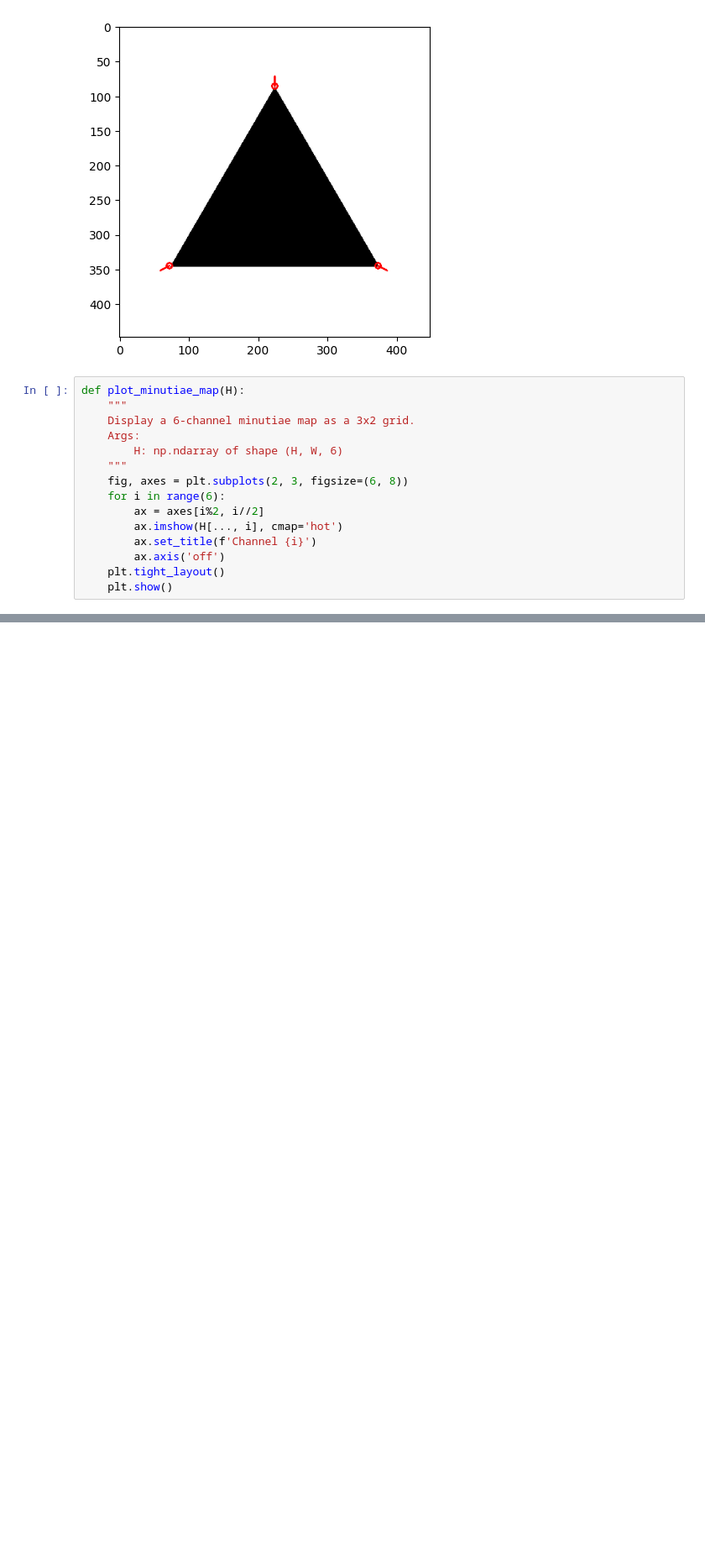
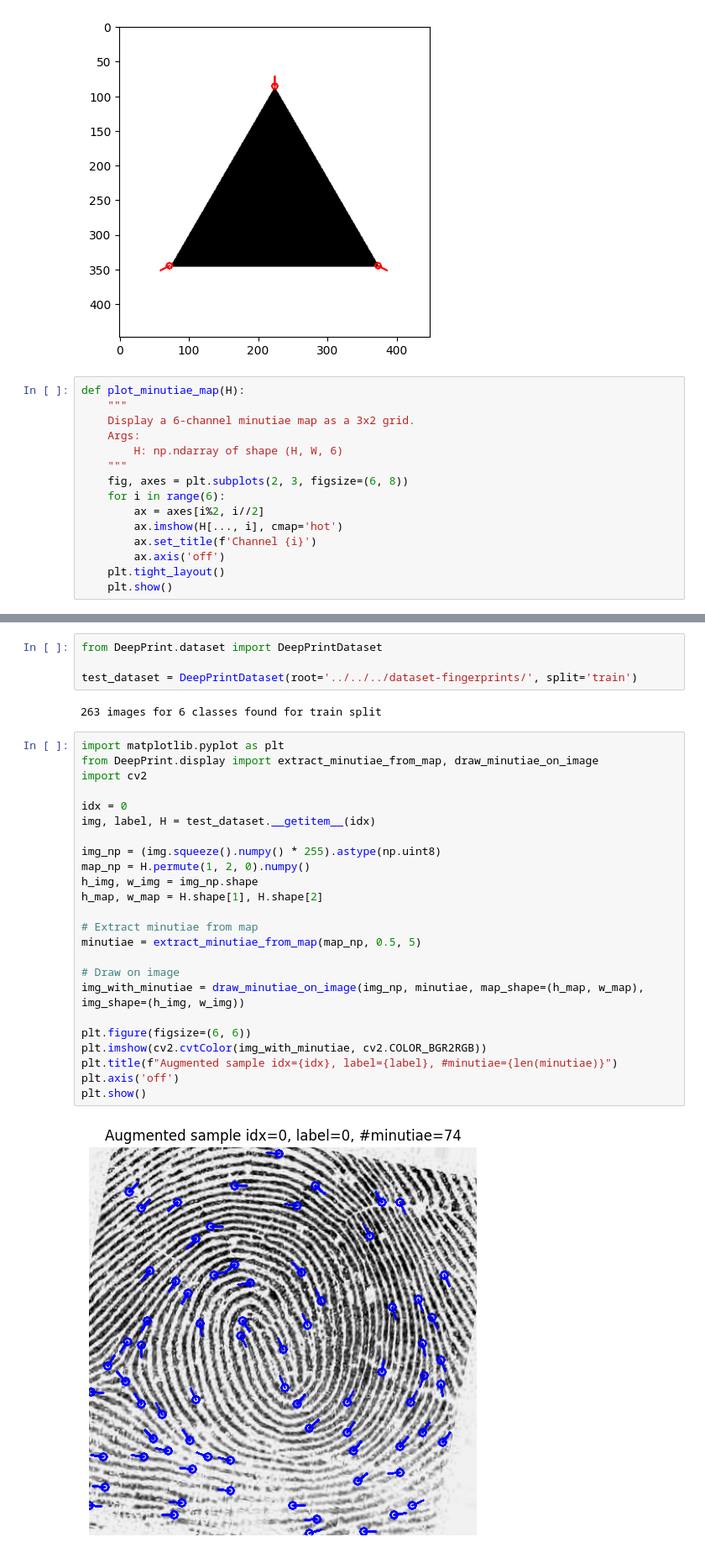
Before and after one commit to Nbeleski/deep-print, a Jupyter notebook: sanity-check-affine.ipynb, the cells around one changed output, grey strips where cells are left out. Shown at 84% size. Saved outputs shown, nothing was run; the diff lists cells and outputs as text; blank space fills up the shorter version.

```diff
--- a/sanity-check-affine.ipynb
+++ b/sanity-check-affine.ipynb
@@ -128,0 +129,32 @@ Clipping input data to the valid range for imshow with RGB data ([0..1] for floa
+# %%
+from DeepPrint.dataset import DeepPrintDataset
+
+test_dataset = DeepPrintDataset(root='../../../dataset-fingerprints/', split='train')
+# %% [output]
+263 images for 6 classes found for train split
+# %%
+import matplotlib.pyplot as plt
+from DeepPrint.display import extract_minutiae_from_map, draw_minutiae_on_image
+import cv2
+
+idx = 0
+img, label, H = test_dataset.__getitem__(idx)
+
+img_np = (img.squeeze().numpy() * 255).astype(np.uint8)
+map_np = H.permute(1, 2, 0).numpy()
+h_img, w_img = img_np.shape
+h_map, w_map = H.shape[1], H.shape[2]
+
+# Extract minutiae from map
+minutiae = extract_minutiae_from_map(map_np, 0.5, 5)
+
+# Draw on image
+img_with_minutiae = draw_minutiae_on_image(img_np, minutiae, map_shape=(h_map, w_map), img_shape=(h_img, w_img))
+
+plt.figure(figsize=(6, 6))
+plt.imshow(cv2.cvtColor(img_with_minutiae, cv2.COLOR_BGR2RGB))
+plt.title(f"Augmented sample idx={idx}, label={label}, #minutiae={len(minutiae)}")
+plt.axis('off')
+plt.show()
+# %% [output]
+[figure, added]
```
Also changed, not shown: parts of 2 cells of this notebook, 4 other files.
